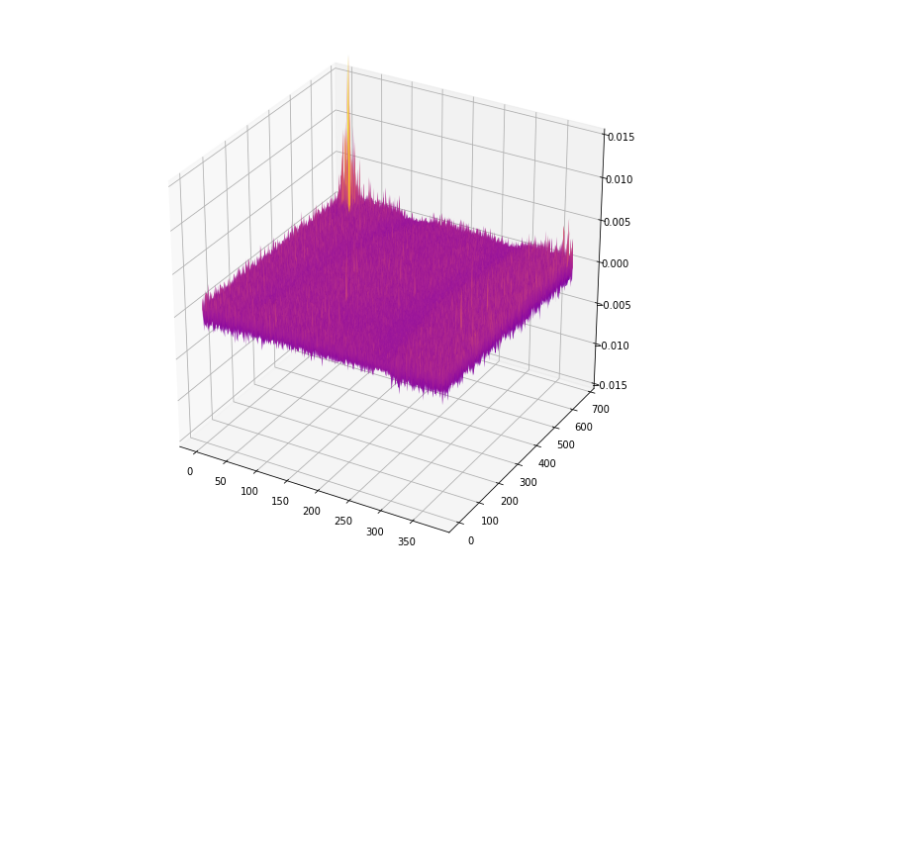
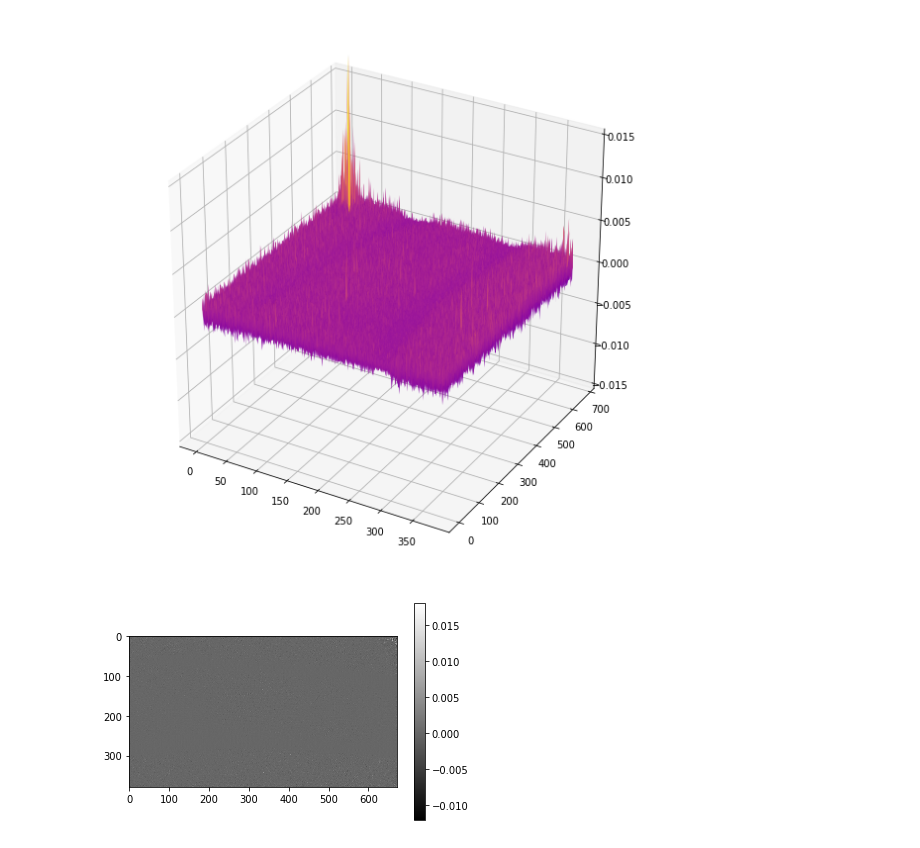
Before and after one commit to dsoellinger/Computer-Vision-Playground, a Jupyter notebook: ZeroMean/zeroMean.ipynb, the cells around one changed output. Drawn from its saved outputs; the diff is of its cells as text; code cells hidden in the pictures; blank space fills up the shorter version.

```diff
--- a/ZeroMean/zeroMean.ipynb
+++ b/ZeroMean/zeroMean.ipynb
@@ -97,40 +97,36 @@ plt.show()
 [figure]
 # %%
 def zeroMean(temp):
-    temp=residual
-    row = temp.shape[0]
-    col = temp.shape[1]
-#     sliced = temp[1:row:2, 1:col:2]
+
     sliced = temp
     mu = np.mean(sliced)
     sliced_mu = sliced - mu
-    rows = sliced_mu.shape[0]
-    cols = sliced_mu.shape[1]
     row = sliced_mu.mean(axis=1, keepdims=True)
     column = sliced_mu.mean(axis=0, keepdims=True)
     Y = sliced_mu - row
     Y = Y - column
-#     plt.imshow(Y, cmap='gray')
-#     plt.show()
+
     return Y
 # %%
 row = temp.shape[0]
 col = temp.shape[1]
 
 import matplotlib.cm as cm
-Y=temp
+Y=temp.copy()
 # Y=
+print(Y.shape)
 Z= zeroMean(temp[0::2,0::2])
-Y[0::2,0::2] = Z[0::2,0::2]
+print(Z.shape)
+Y[0::2,0::2] = Z
 
 Z = zeroMean(temp[0::2,1::2])
-Y[0::2,1::2] = Z[0::2,1::2]
+Y[0::2,1::2] = Z
 
 Z= zeroMean(temp[1::2,0::2])
-Y[1::2,0::2] = Z[1::2,0::2]
+Y[1::2,0::2] = Z
 
 Z = zeroMean(temp[1::2,1::2])
-Y[1::2,1::2] = Z[1::2,1::2]
+Y[1::2,1::2] = Z
 # Y = Y - residual
 plt.imshow(Y, cmap=cm.gray)
 plt.colorbar()
@@ -196,3 +194,12 @@ def plot_3d(matrix):
 plot_3d(Y)
 # %% [output]
 [figure]
+# %%
+im=scipy.signal.wiener(Y, mysize=None, noise=None)
+# %%
+plt.imshow(im, cmap=cm.gray)
+# plt.imshow(inverted_img, cmap=cm.gray, vmin=0, vmax=255)
+plt.colorbar()
+plt.show()
+# %% [output]
+[figure, added]
```
Also changed, not shown: parts of 6 cells of this notebook.
